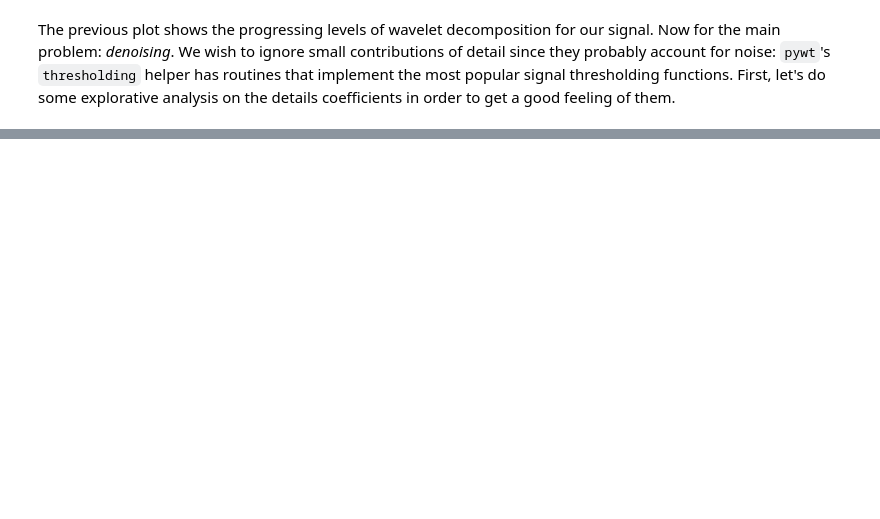
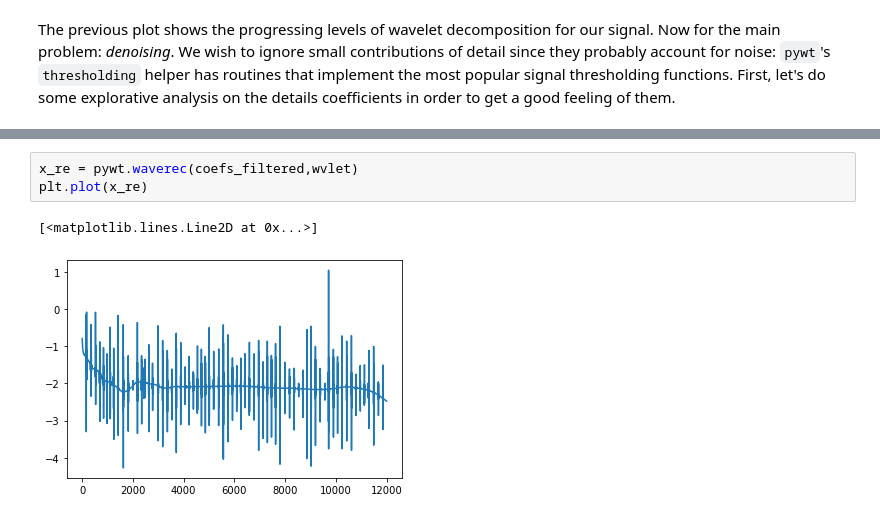
Before and after one commit to zanocrate/LCP_projects_Y4, a Jupyter notebook: draft.ipynb, the cells around one changed output, grey strips where cells are left out. Cells and saved outputs as stored; diff of their text form; blank space fills up the shorter version.

```diff
--- a/draft.ipynb
+++ b/draft.ipynb
@@ -215,0 +242,6 @@ plt.show()
+# %%
+x_re = pywt.waverec(coefs_filtered,wvlet)
+plt.plot(x_re)
+# %% [output]
+[<matplotlib.lines.Line2D at 0x...>]
+[figure, added]
```
Also changed, not shown: parts of 4 cells of this notebook.
